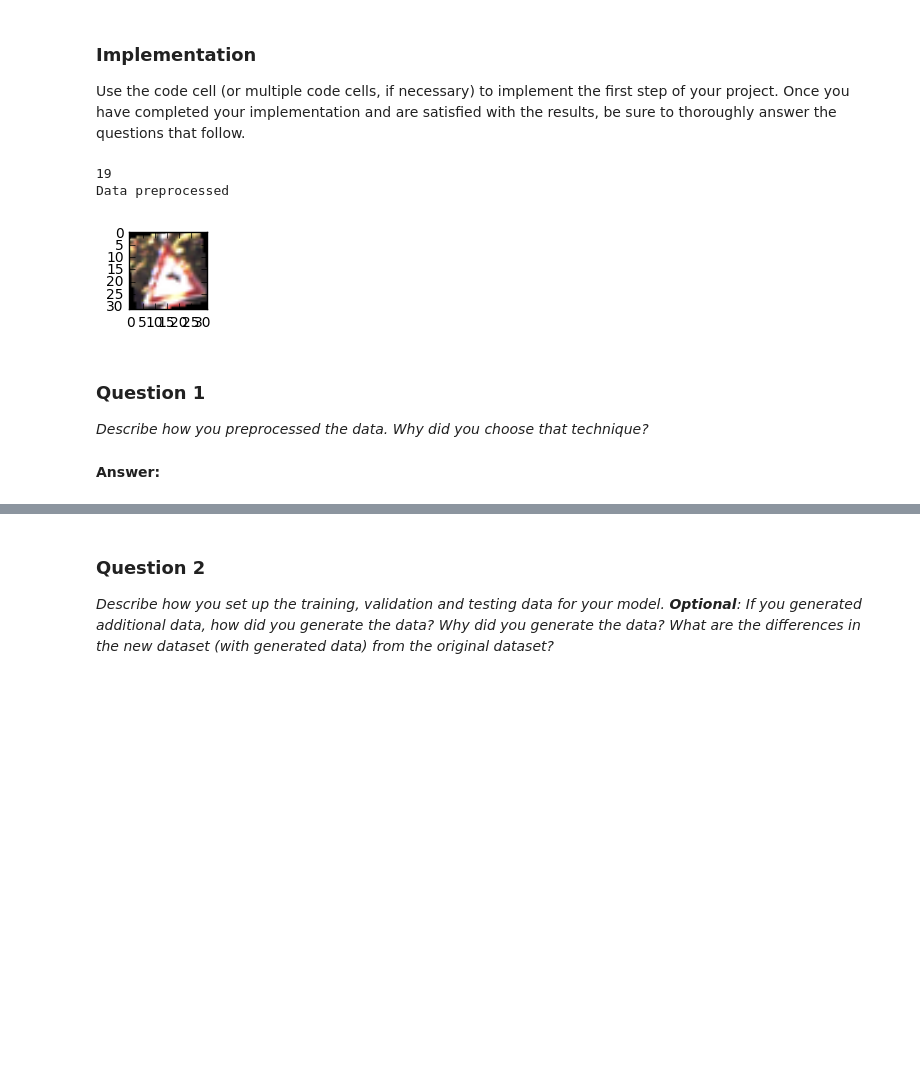
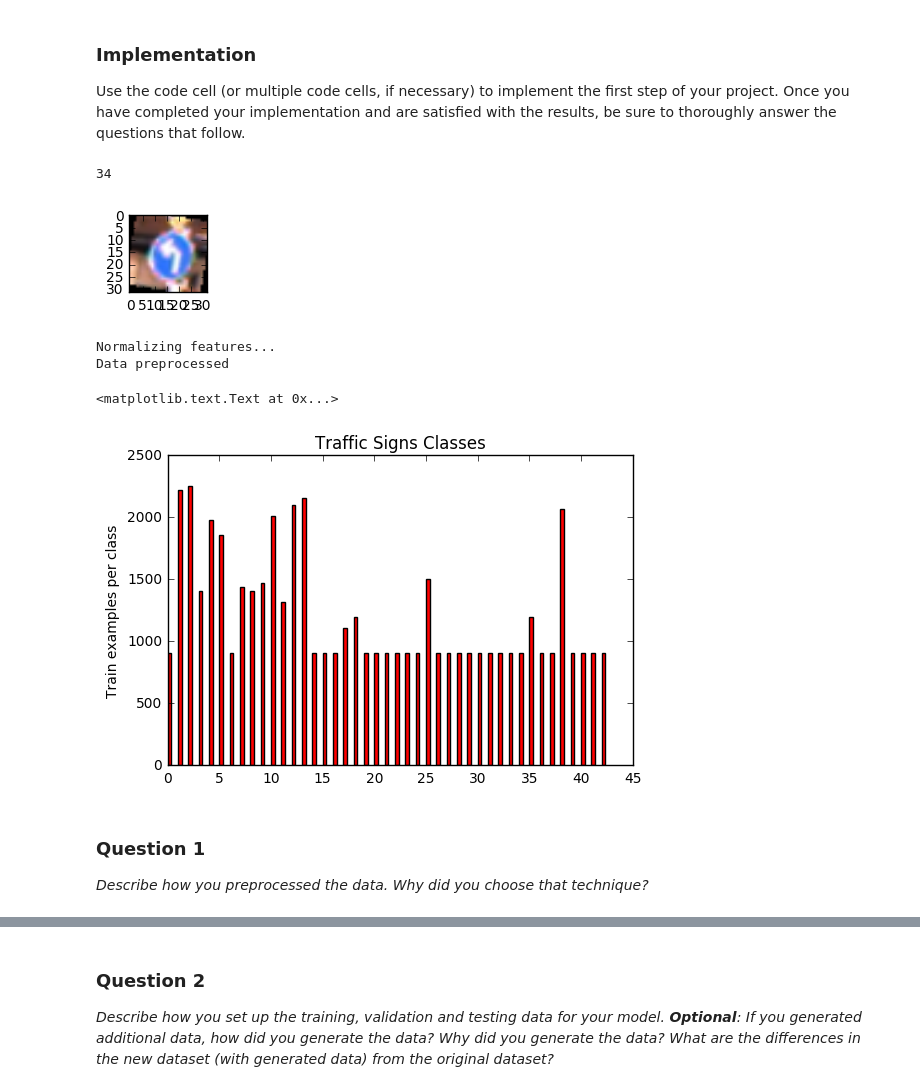
Before and after one commit to amr-ayoub/CarND-Traffic-Sign-Classifier-Project, a Jupyter notebook: Traffic_Sign_Classifier.ipynb, the cells around one changed output, grey strips where cells are left out. Saved outputs shown, nothing was run; the diff lists cells and outputs as text; code cells hidden in the pictures; blank space fills up the shorter version.

```diff
--- a/Traffic_Sign_Classifier.ipynb
+++ b/Traffic_Sign_Classifier.ipynb
@@ -199,39 +197,69 @@ for label in low_samples_labels:
                     new_features.append(scipy.ndimage.rotate(X_train[label_index],angle, reshape=False))
                     new_labels.append(label)
                 break
 
 
 
 #show random image from the new added
 index = random.randint(0, len(new_features))
 image = new_features[index].squeeze()
 
 plt.figure(figsize=(1,1))
 plt.imshow(image)
 print(new_labels[index])
+plt.show()
 
 #Add new features to the train data
 train_data_images = np.concatenate((X_train,new_features))
 train_data_labels = np.concatenate((y_train,new_labels))
+
+# Normalize features
+print('Normalizing features...')
+train_data_images = train_data_images / 255. * 0.8 + 0.1
 
 
 ### split the data into training/validation sets here.
 
 train_features, valid_features, train_labels, valid_labels = train_test_split(
    train_data_images,
    train_data_labels,
    test_size=0.2,
    random_state=0
 )
 
 print('Data preprocessed')
+
+
+# Visualize data after adding new features images.
+%matplotlib inline
+
+
+N = n_classes
+ind = np.arange(N)  # the x locations for the groups
+width = 0.35       # the width of the bars
+
+# Number of train examples per class
+features_per_label = ()
+train_data_per_label = collections.Counter(train_data_labels)
+
+for label in range(n_classes):
+    features_per_label = features_per_label + (train_data_per_label[label],)
+
+
+fig, ax = plt.subplots()
+rects = ax.bar(ind, features_per_label, width, color='r')
+
+# add some text for labels, title and axes ticks
+ax.set_ylabel('Train examples per class')
+ax.set_title('Traffic Signs Classes')
 # %% [output]
-19
-Data preprocessed
+34
-[figure, old version]
+[figure, new version]
+Normalizing features...
+Data preprocessed
+<matplotlib.text.Text at 0x...>
+[figure, added]
 # %% [markdown]
 ### Question 1
 
 _Describe how you preprocessed the data. Why did you choose that technique?_
-# %% [markdown]
-**Answer:**
```
Also changed, not shown: parts of 29 cells of this notebook, 15 other files.
